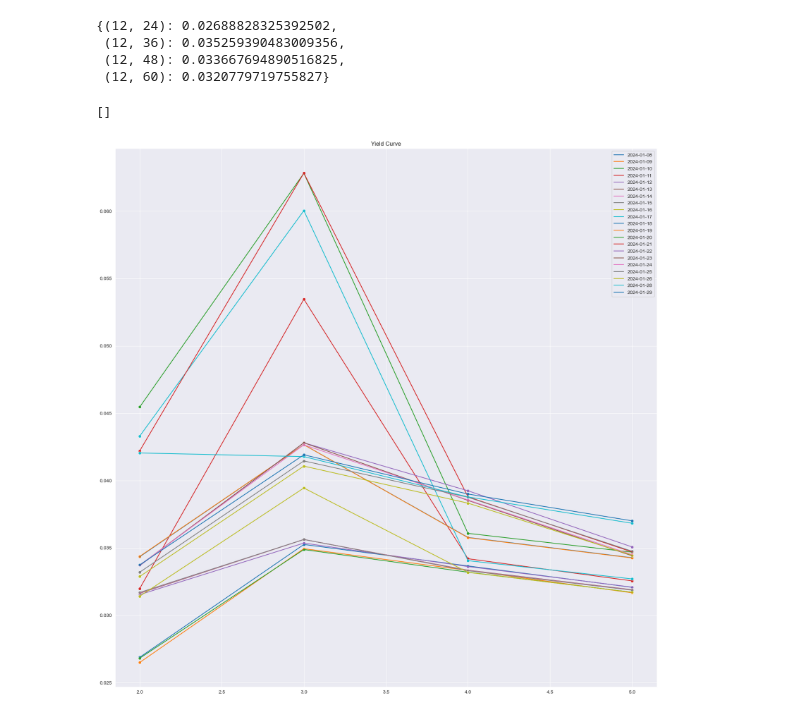
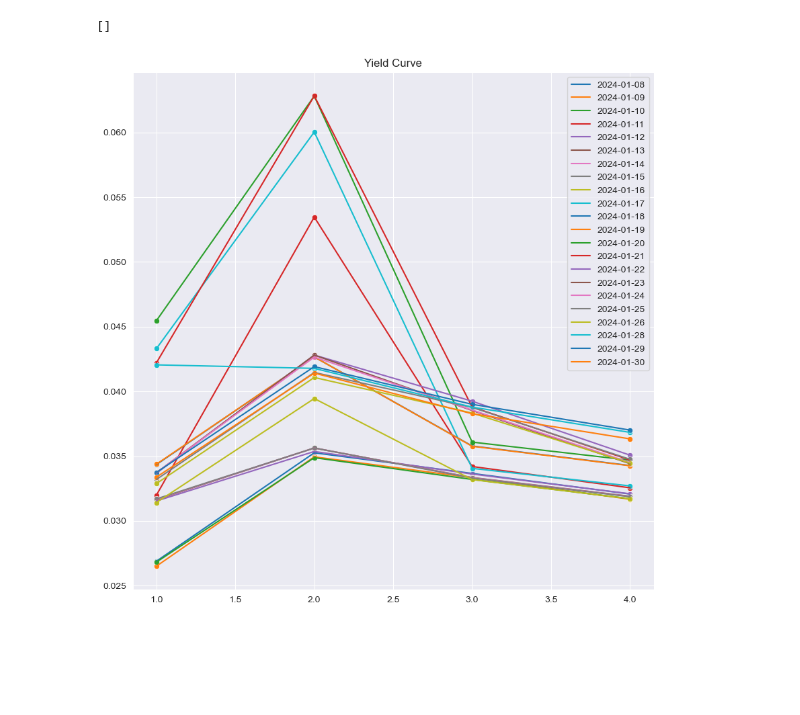
Before and after one commit to pinakin7/1856, a Jupyter notebook: Assignment 1/experiment.ipynb, the cells around one changed output. Drawn from its saved outputs; the diff is of its cells as text; code cells hidden in the pictures; blank space fills up the shorter version.

```diff
--- a/Assignment 1/experiment.ipynb
+++ b/Assignment 1/experiment.ipynb
@@ -28,24 +29,17 @@ plt.plot()
-# %%
-list(data.values())[0].forward_rates
-# %% [output]
-{(12, 24): 0.02688828325392502,
- (12, 36): 0.035259390483009356,
- (12, 48): 0.033667694890516825,
- (12, 60): 0.0320779719755827}
 # %%
-plt.figure(figsize=(20,20))
+plt.figure(figsize=(10,10))
 for date, bonds in data.items():
     x = []
     y = []
     for key, value in bonds.forward_rates.items():
         y.append(value)
-        x.append(key[1]/12)
+        x.append(key[1]/12 - 1)
         if value < 0:
             print(date)
     sns.scatterplot(x=x, y=y)
     sns.lineplot(x=x, y=y, label=f"{pd.to_datetime(date, format='mixed').strftime('%Y-%m-%d')}")
 plt.title("Yield Curve")
 plt.plot()
 # %% [output]
 []
-[figure, old version]
+[figure, new version]
```
Also changed, not shown: parts of 2 cells of this notebook, 1 other file.
